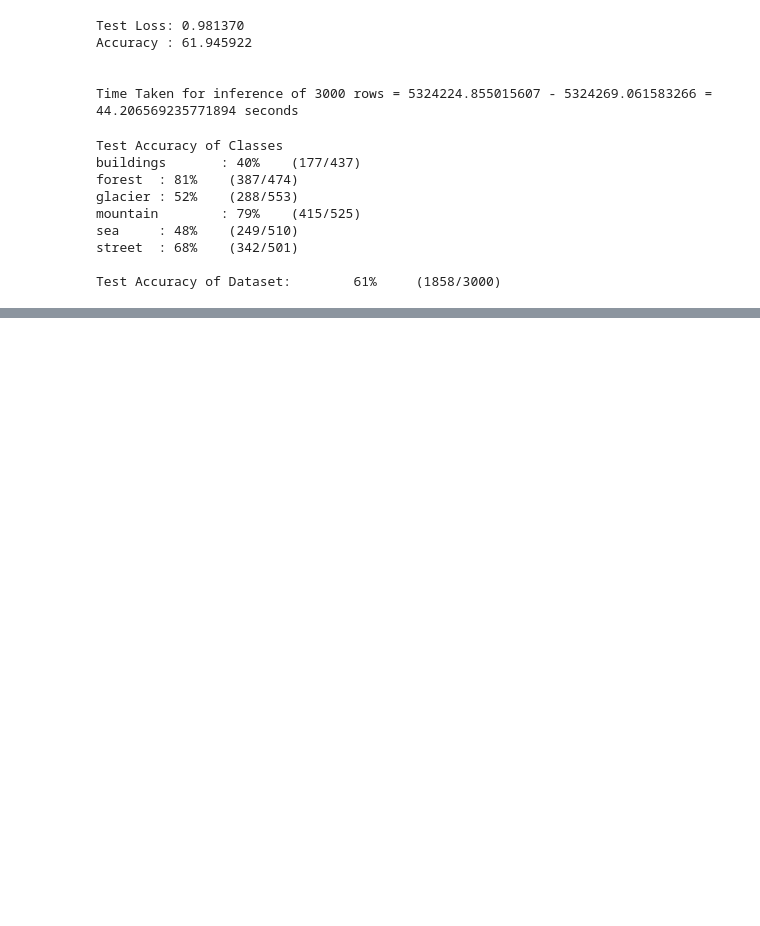
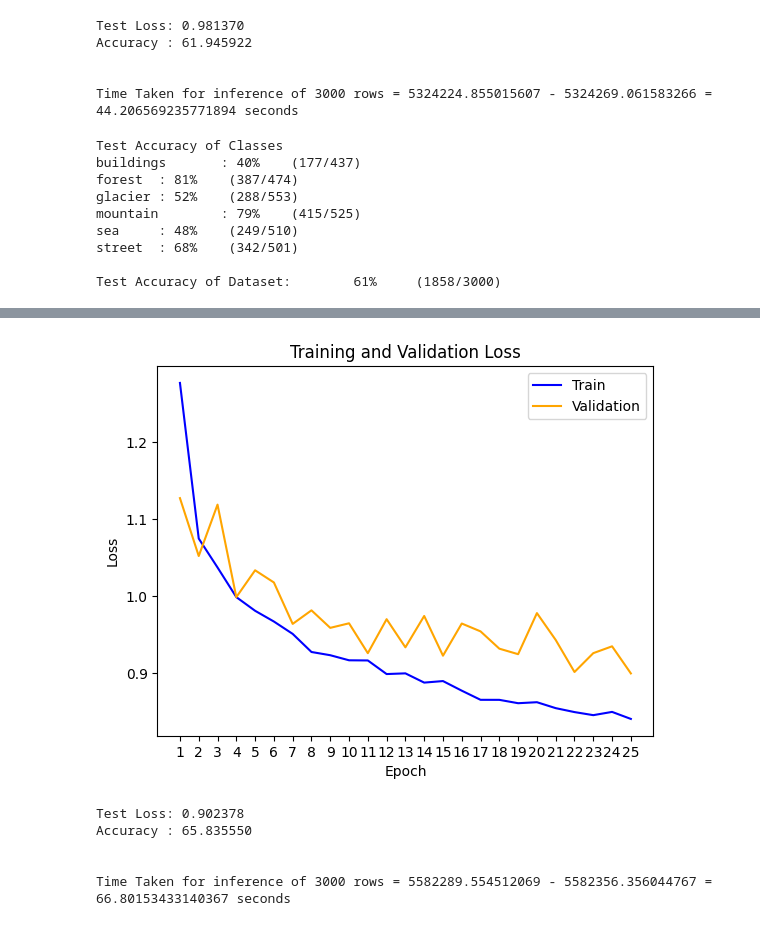
Before and after one commit to arifr4chman/cs7643_deeplearning_proj, a Jupyter notebook: intel_vti.ipynb, the cells around one changed output, grey strips where cells are left out. Cells and saved outputs as stored; diff of their text form; code cells hidden in the pictures; blank space fills up the shorter version.

```diff
--- a/intel_vti.ipynb
+++ b/intel_vti.ipynb
@@ -1222,0 +1220,15 @@ Test Accuracy of Dataset:        61%     (1858/3000)
+# %%
+# hyper parameter
+learning_rate = 0.001
+drop_out_rate = 0.001  # 0.005
+weight_decay  = 0.0001
+
+# number of epoch
+n_epoch = 25
+# %%
+# define model
+vitL16_without_pretrained_weights_and_higher_epoch = models.vit_l_16(dropout=drop_out_rate)
+# %%
+criterion, optimizer = ViT_init (vitL16_without_pretrained_weights_and_higher_epoch, learning_rate, weight_decay, model = 'vit-l')
+# %%
+train_loss_list, valid_loss_list = ViT_training (vitL16_without_pretrained_weights_and_higher_epoch, criterion, optimizer, n_epoch)
@@ -1222,0 +1253,4 @@ Test Accuracy of Dataset:        61%     (1858/3000)
+# %%
+visualize_loss_statistics (n_epoch, train_loss_list, valid_loss_list)
+# %% [output]
+[figure, added]
@@ -1222,0 +1261,8 @@ Test Accuracy of Dataset:        61%     (1858/3000)
+# %%
+class_correct,class_total,accuracy = ViT_testing (vitL16_without_pretrained_weights_and_higher_epoch)
+# %% [output]
+Test Loss: 0.902378
+Accuracy : 65.835550
+
+
+Time Taken for inference of 3000 rows = 5582289.554512069 - 5582356.356044767 = 66.80153433140367 seconds
```
Also changed, not shown: parts of 9 cells of this notebook.
